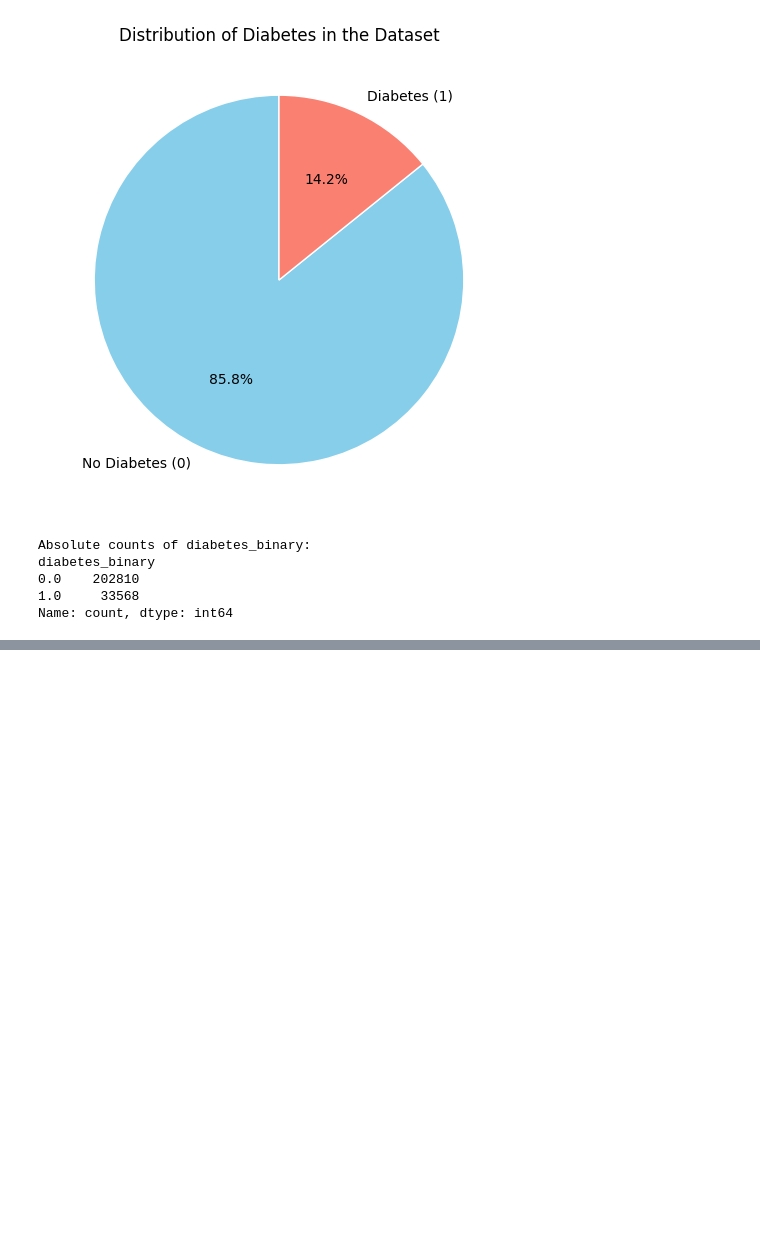
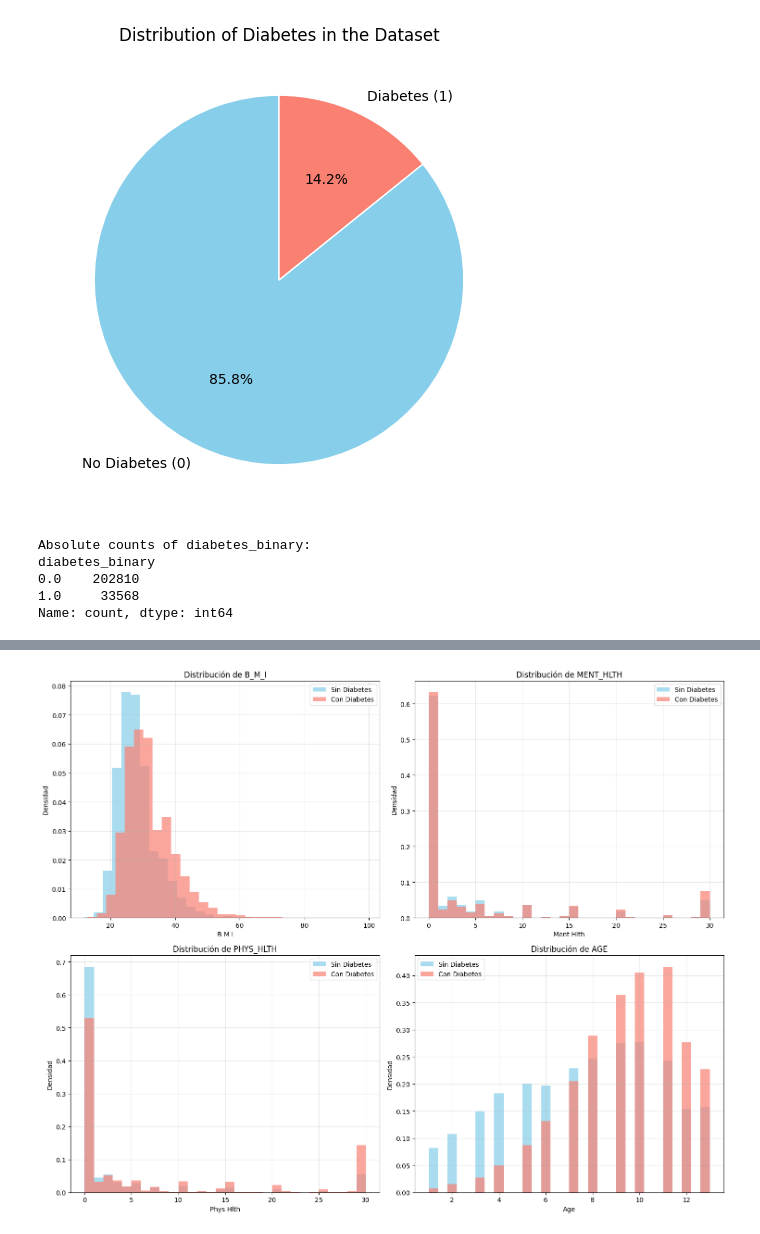
Before and after one commit to AaronDaliLF/diabetes_analysis_project, a Jupyter notebook: main.ipynb, the cells around one changed output, grey strips where cells are left out. Cells and saved outputs as stored; diff of their text form; code cells hidden in the pictures; blank space fills up the shorter version.

```diff
--- a/main.ipynb
+++ b/main.ipynb
@@ -198,0 +315,24 @@ Name: count, dtype: int64
+# %%
+# Crear histogramas superpuestos para comparar distribuciones
+fig, axes = plt.subplots(2, 2, figsize=(15, 12))
+axes = axes.ravel()
+
+colors = ['skyblue', 'salmon']
+labels = ['Sin Diabetes', 'Con Diabetes']
+
+for i, var in enumerate(numerical_vars):
+    for diabetes_status in [0, 1]:
+        data = df[df['diabetes_binary'] == diabetes_status][var]
+        axes[i].hist(data, alpha=0.7, bins=30, color=colors[diabetes_status],
+                    label=labels[diabetes_status], density=True)
+
+    axes[i].set_title(f'Distribución de {var.upper()}')
+    axes[i].set_xlabel(var.replace('_', ' ').title())
+    axes[i].set_ylabel('Densidad')
+    axes[i].legend()
+    axes[i].grid(True, alpha=0.3)
+
+plt.tight_layout()
+plt.show()
+# %% [output]
+[figure, added]
```
Also changed, not shown: parts of 27 cells of this notebook, 1 other file.
